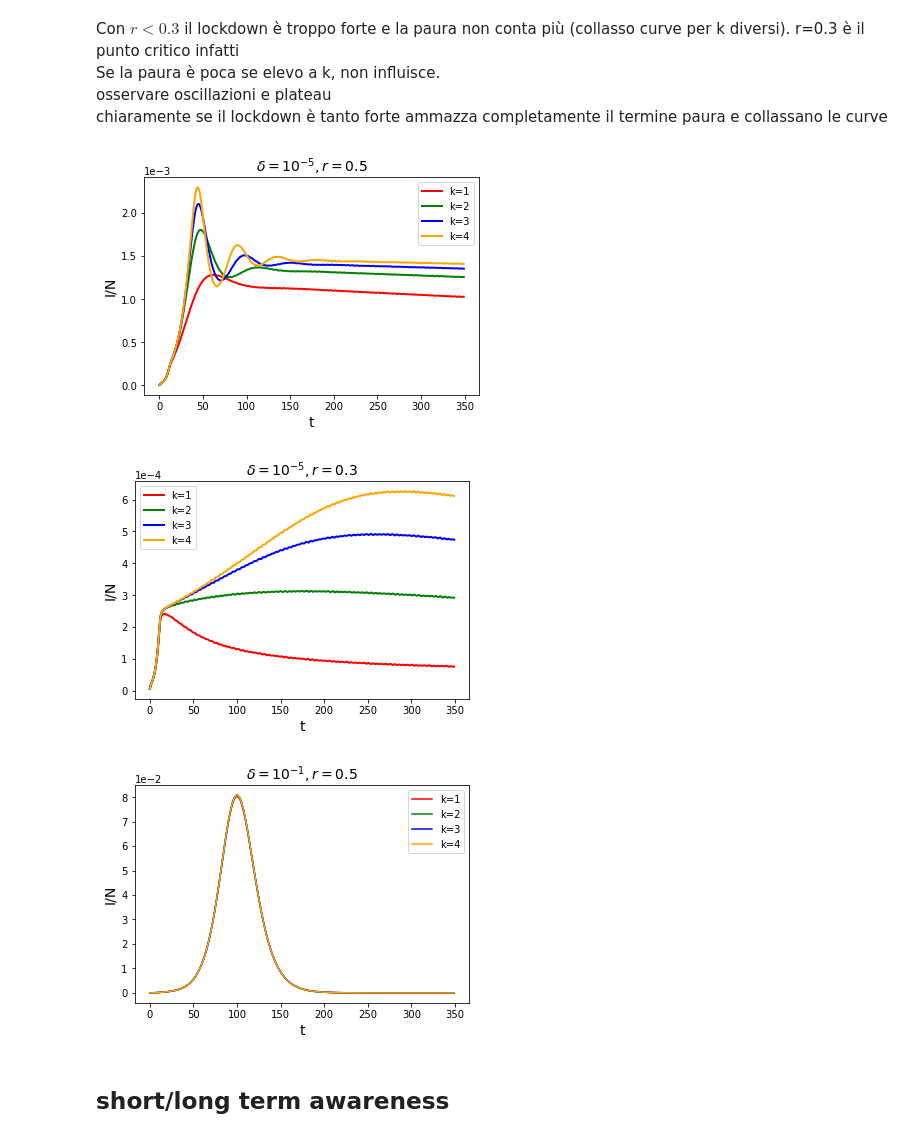
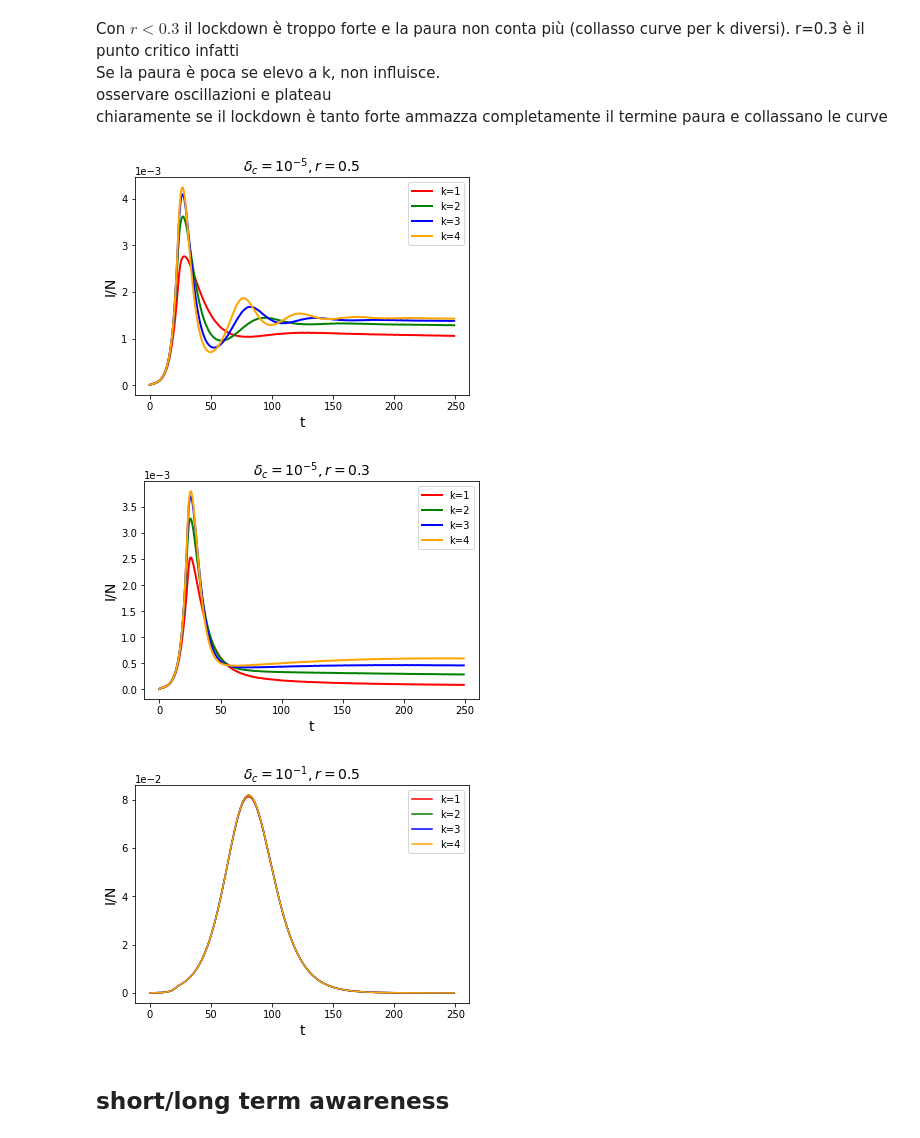
Before and after one commit to giuliacampesan/LDEProject, a Jupyter notebook: LDE_Project.ipynb, the cells around one changed output. Saved outputs shown, nothing was run; the diff lists cells and outputs as text; code cells hidden in the pictures.

```diff
--- a/LDE_Project.ipynb
+++ b/LDE_Project.ipynb
@@ -32,7 +29,7 @@ H0 = 127.4
 D0 = 0
 N0 = E0+I0+H0+R0+S0
 
-thrsld = 1e-5*S0/N0
+thrsld = 1e-4
 
 z0 = np.array([S0, E0, I0, R0, H0, D0])/N0
 # %%
@@ -138,7 +154,7 @@ plt.show()
 # change: rates & delta_c
 # look at: peak values & peak times
 
-t_max = 350
+t_max = 250
 t = np.arange(t_max)
 
 delta_c = np.logspace(-5, 3, 41)
@@ -149,6 +165,15 @@ peak_values = np.zeros((len(delta_c), len(rates)))
 
 for i, delta in enumerate(delta_c):
     for j, r in enumerate(rates):
+
+        t_thrsld=t_max+1
+        sol = solve_ivp(mymodel_hosp, [0,t_max], z0, dense_output=True, args=(beta, mu, gamma, fD, delta, k, nu, 1, t_thrsld))
+        S, E, I, R, H, D = sol.sol(t)
+        for index, h in enumerate(H):
+            if (h>thrsld):
+                t_thrsld=index
+                break
+
         sol = solve_ivp(mymodel_hosp, [0,t_max], z0, dense_output=True, args=(beta, mu, gamma, fD, delta, k, nu, r, t_thrsld))
         S, E, I, R, H, D = sol.sol(t)
         peak_time = np.argmax(I)
@@ -254,7 +322,19 @@ delta_c = 1e-1
 rates = np.linspace(0.25, 0.31, 5)
 
 Is = np.zeros(shape=(5, t_max))
+
+t_thrsld=t_max+1
+sol = solve_ivp(mymodel_hosp, [0,t_max], z0, dense_output=True, args=(beta, mu, gamma, fD, delta_c, k, nu, 1, t_thrsld))
+S, E, I, R, H, D = sol.sol(t)
+for index, h in enumerate(H):
+    if (h>thrsld):
+        t_thrsld=index
+        break
+
+
 for i,r in enumerate(rates):
+
+
     sol = solve_ivp(mymodel_hosp, [0,t_max], z0, dense_output=True, args=(beta, mu, gamma, fD, delta_c, k, nu, r, t_thrsld))
     S, E, I, R, H, D = sol.sol(t)
     Is[i,:]=I
@@ -286,6 +366,13 @@ colors = ['lightpink', 'hotpink', 'deeppink', 'mediumvioletred', 'darkmagenta']
 
 Is = np.zeros(shape=(5, t_max))
 for i,delta in enumerate(delta_c):
+    t_thrsld=t_max+1
+    sol = solve_ivp(mymodel_hosp, [0,t_max], z0, dense_output=True, args=(beta, mu, gamma, fD, delta, k, nu, 1, t_thrsld))
+    S, E, I, R, H, D = sol.sol(t)
+    for index, h in enumerate(H):
+        if (h>thrsld):
+            t_thrsld=index
+            break
     sol = solve_ivp(mymodel_hosp, [0,t_max], z0, dense_output=True, args=(beta, mu, gamma, fD, delta, k, nu, rates, t_thrsld))
     S, E, I, R, H, D = sol.sol(t)
     Is[i,:]=I
@@ -314,36 +401,56 @@ chiaramente se il lockdown è tanto forte ammazza completamente il termine paura
 # %%
 # caso tanta paura, lockdown non critico
 d = 1e-5
 rate = 0.5
 ks = [1,2,3,4]
+
+
+t_thrsld=t_max+1
+sol = solve_ivp(mymodel_hosp, [0,t_max], z0, dense_output=True, args=(beta, mu, gamma, fD, d, k, nu, 1, t_thrsld))
+S, E, I, R, H, D = sol.sol(t)
+for index, h in enumerate(H):
+    if (h>thrsld):
+        t_thrsld=index
+        break
 
 sol1 = solve_ivp(mymodel_hosp, [0,t_max], z0, dense_output=True, args=(beta, mu, gamma, fD, d, 1, nu, rate, t_thrsld))
 I1 = sol1.sol(t)[2]
 sol2 = solve_ivp(mymodel_hosp, [0,t_max], z0, dense_output=True, args=(beta, mu, gamma, fD, d, 2, nu, rate, t_thrsld))
 I2 = sol2.sol(t)[2]
 sol3 = solve_ivp(mymodel_hosp, [0,t_max], z0, dense_output=True, args=(beta, mu, gamma, fD, d, 3, nu, rate, t_thrsld))
 I3 = sol3.sol(t)[2]
 sol4 = solve_ivp(mymodel_hosp, [0,t_max], z0, dense_output=True, args=(beta, mu, gamma, fD, d, 4, nu, rate, t_thrsld))
 I4 = sol4.sol(t)[2]
 
 plt.plot(t,I1, color = 'red', label='k=1', lw=2)
 plt.plot(t,I2, color = 'green', label='k=2', lw=2)
 plt.plot(t,I3, color = 'blue', label='k=3', lw=2)
 plt.plot(t,I4, color = 'orange', label='k=4', lw=2)
 plt.legend()
 plt.xlabel('t', fontsize=14)
 plt.ylabel('I/N', fontsize=14)
 plt.ticklabel_format(axis="y", style="sci", scilimits=(0,0))
-plt.title(r'$\delta=10^{-5}, r=0.5$', fontsize=14)
+plt.title(r'$\delta_c=10^{-5}, r=0.5$', fontsize=14)
 plt.savefig('changing_k_1.png', dpi=300)
 plt.show()
 # %% [output]
-[figure, old version]
+[figure, new version]
 # %%
 # caso tanta paura, lockdown non critico
 d = 1e-5
 rate = 0.3
 ks = [1,2,3,4]
+
+
+t_thrsld=t_max+1
+sol = solve_ivp(mymodel_hosp, [0,t_max], z0, dense_output=True, args=(beta, mu, gamma, fD, d, k, nu, 1, t_thrsld))
+S, E, I, R, H, D = sol.sol(t)
+for index, h in enumerate(H):
+    if (h>thrsld):
+        t_thrsld=index
+        break
+
+
 
 sol1 = solve_ivp(mymodel_hosp, [0,t_max], z0, dense_output=True, args=(beta, mu, gamma, fD, d, 1, nu, rate, t_thrsld))
 I1 = sol1.sol(t)[2]
@@ -362,18 +469,29 @@ plt.legend()
 plt.xlabel('t', fontsize=14)
 plt.ylabel('I/N', fontsize=14)
 plt.ticklabel_format(axis="y", style="sci", scilimits=(0,0))
-plt.title(r'$\delta=10^{-5}, r=0.3$', fontsize=14)
+plt.title(r'$\delta_c=10^{-5}, r=0.3$', fontsize=14)
 
 plt.savefig('changing_k_2.png', dpi=300)
 
 plt.show()
 # %% [output]
-[figure, old version]
+[figure, new version]
 # %%
 # caso poca paura, lockdown non critico
 d = 1e-1
 rate = 0.5
 ks = [1,2,3,4]
+
+
+t_thrsld=t_max+1
+sol = solve_ivp(mymodel_hosp, [0,t_max], z0, dense_output=True, args=(beta, mu, gamma, fD, d, k, nu, 1, t_thrsld))
+S, E, I, R, H, D = sol.sol(t)
+for index, h in enumerate(H):
+    if (h>thrsld):
+        t_thrsld=index
+        break
+
+
 
 sol1 = solve_ivp(mymodel_hosp, [0,t_max], z0, dense_output=True, args=(beta, mu, gamma, fD, d, 1, nu, rate, t_thrsld))
 I1 = sol1.sol(t)[2]
@@ -392,12 +510,12 @@ plt.legend()
 plt.xlabel('t', fontsize=14)
 plt.ylabel('I/N', fontsize=14)
 plt.ticklabel_format(axis="y", style="sci", scilimits=(0,0))
-plt.title(r'$\delta=10^{-1}, r=0.5$', fontsize=14)
+plt.title(r'$\delta_c=10^{-1}, r=0.5$', fontsize=14)
 
 plt.savefig('changing_k_3.png', dpi=300)
 plt.show()
 # %% [output]
-[figure, old version]
+[figure, new version]
 # %% [markdown]
 ## short/long term awareness
 # %%
```
Also changed, not shown: parts of 34 cells of this notebook.
